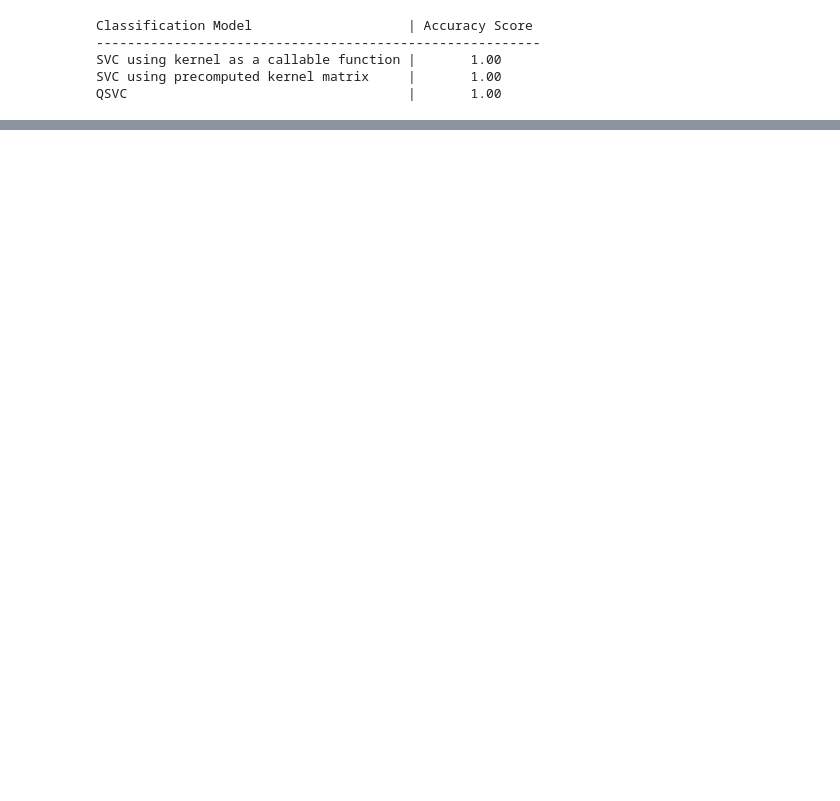
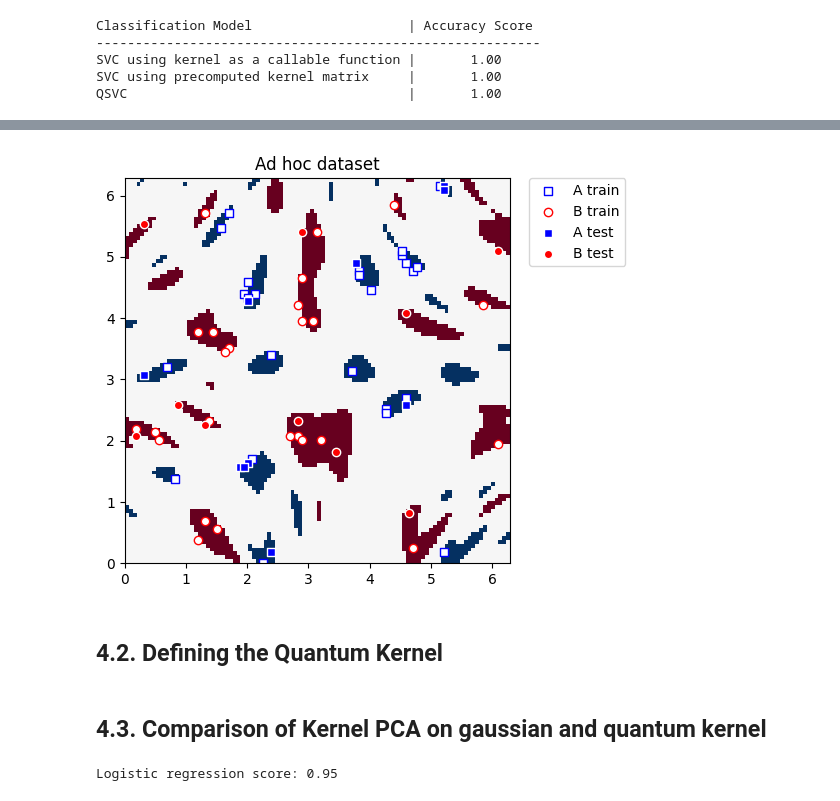
Before and after one commit to tenseisoham/QuantumML, a Jupyter notebook: Ad-hoc.ipynb, the cells around one changed output, grey strips where cells are left out. Cells and saved outputs as stored; diff of their text form; code cells hidden in the pictures; blank space fills up the shorter version.

```diff
--- a/Ad-hoc.ipynb
+++ b/Ad-hoc.ipynb
@@ -149,0 +239,17 @@ QSVC                                    |       1.00
+# %%
+adhoc_dimension = 2
+train_features, train_labels, test_features, test_labels, adhoc_total = ad_hoc_data(
+    training_size=25,
+    test_size=10,
+    n=adhoc_dimension,
+    gap=0.6,
+    plot_data=False,
+    one_hot=False,
+    include_sample_total=True,
+)
+# %%
+plot_dataset(train_features, train_labels, test_features, test_labels, adhoc_total)
+# %% [output]
+[figure, added]
+# %% [markdown]
+## 4.2. Defining the Quantum Kernel
@@ -149,0 +262,2 @@ QSVC                                    |       1.00
+# %% [markdown]
+## 4.3. Comparison of Kernel PCA on gaussian and quantum kernel
@@ -149,0 +275,10 @@ QSVC                                    |       1.00
+# %%
+from sklearn.linear_model import LogisticRegression
+
+logistic_regression = LogisticRegression()
+logistic_regression.fit(train_features_q, train_labels)
+
+logistic_score = logistic_regression.score(test_features_q, test_labels)
+print(f"Logistic regression score: {logistic_score}")
+# %% [output]
+Logistic regression score: 0.95
```
Also changed, not shown: parts of 23 cells of this notebook, 1 other file.
